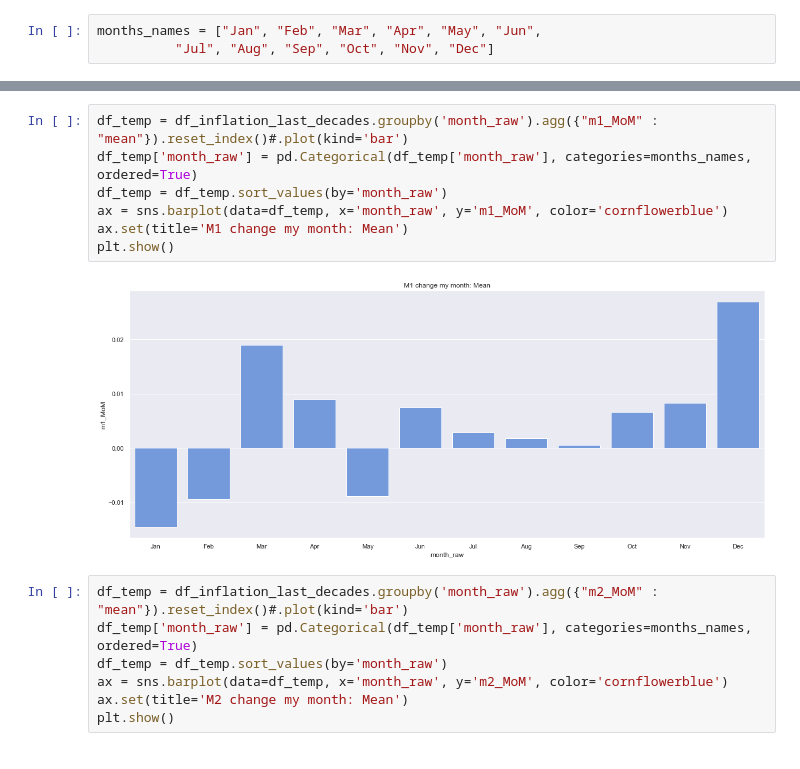
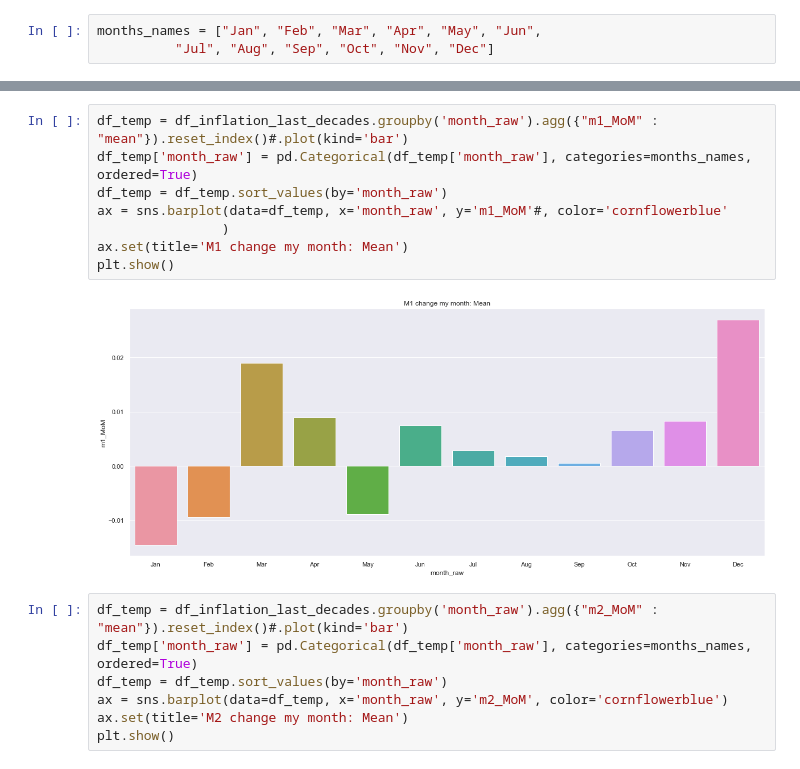
Before and after one commit to LeoSaffron/Inflation-Prediction, a Jupyter notebook: Inflation.ipynb, the cells around one changed output, grey strips where cells are left out. Drawn from its saved outputs; the diff is of its cells as text.

```diff
--- a/Inflation.ipynb
+++ b/Inflation.ipynb
@@ -461,12 +501,13 @@ plt.show()
 # %%
 df_temp = df_inflation_last_decades.groupby('month_raw').agg({"m1_MoM" : "mean"}).reset_index()#.plot(kind='bar')
 df_temp['month_raw'] = pd.Categorical(df_temp['month_raw'], categories=months_names, ordered=True)
 df_temp = df_temp.sort_values(by='month_raw')
-ax = sns.barplot(data=df_temp, x='month_raw', y='m1_MoM', color='cornflowerblue')
+ax = sns.barplot(data=df_temp, x='month_raw', y='m1_MoM'#, color='cornflowerblue'
+                )
 ax.set(title='M1 change my month: Mean')
 plt.show()
 # %% [output]
-[figure, old version]
+[figure, new version]
 # %%
 df_temp = df_inflation_last_decades.groupby('month_raw').agg({"m2_MoM" : "mean"}).reset_index()#.plot(kind='bar')
 df_temp['month_raw'] = pd.Categorical(df_temp['month_raw'], categories=months_names, ordered=True)
```
Also changed, not shown: parts of 30 cells of this notebook.
